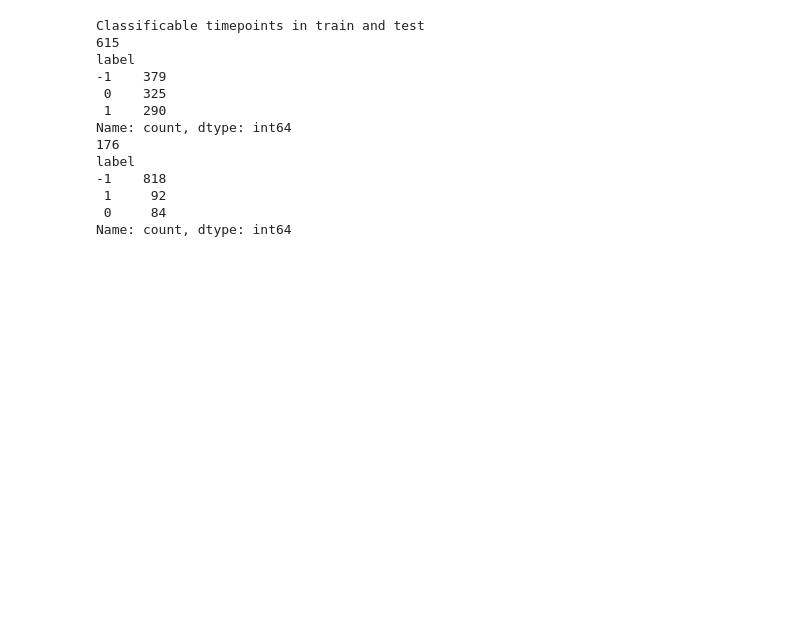
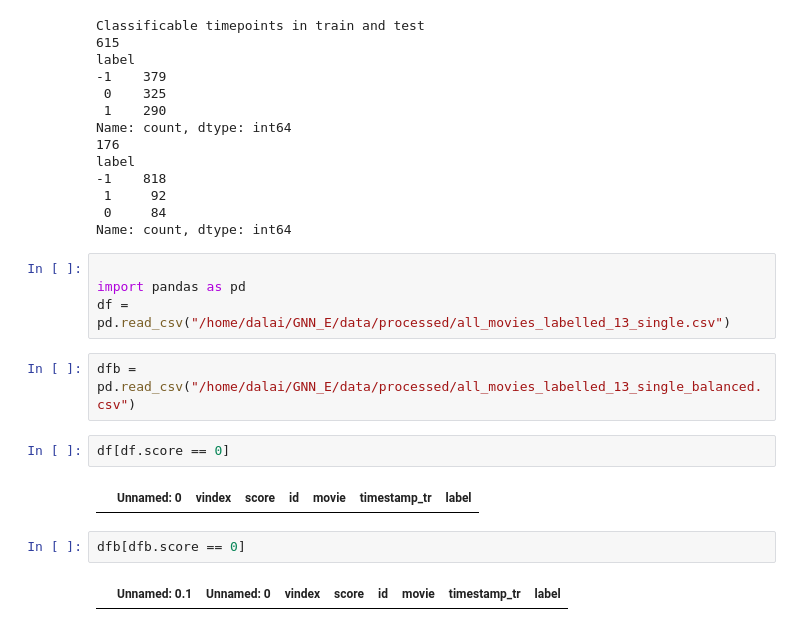
Before and after one commit to CS-433/ml-project-2-zenconvolutionalgraph, a Jupyter notebook: EDA/0_explore_dataset.ipynb, the cells around one changed output. Saved outputs shown, nothing was run; the diff lists cells and outputs as text; blank space fills up the shorter version.

```diff
--- a/EDA/0_explore_dataset.ipynb
+++ b/EDA/0_explore_dataset.ipynb
@@ -377,3 +377,17 @@ label
  1     92
  0     84
 Name: count, dtype: int64
+# %%
+
+import pandas as pd
+df = pd.read_csv("/home/dalai/GNN_E/data/processed/all_movies_labelled_13_single.csv")
+# %%
+dfb = pd.read_csv("/home/dalai/GNN_E/data/processed/all_movies_labelled_13_single_balanced.csv")
+# %%
+df[df.score == 0]
+# %% [output]
+|  | Unnamed: 0 | vindex | score | id | movie | timestamp_tr | label |
+# %%
+dfb[dfb.score == 0]
+# %% [output]
+|  | Unnamed: 0.1 | Unnamed: 0 | vindex | score | id | movie | timestamp_tr | label |
```
Also changed, not shown: 12 other files.
